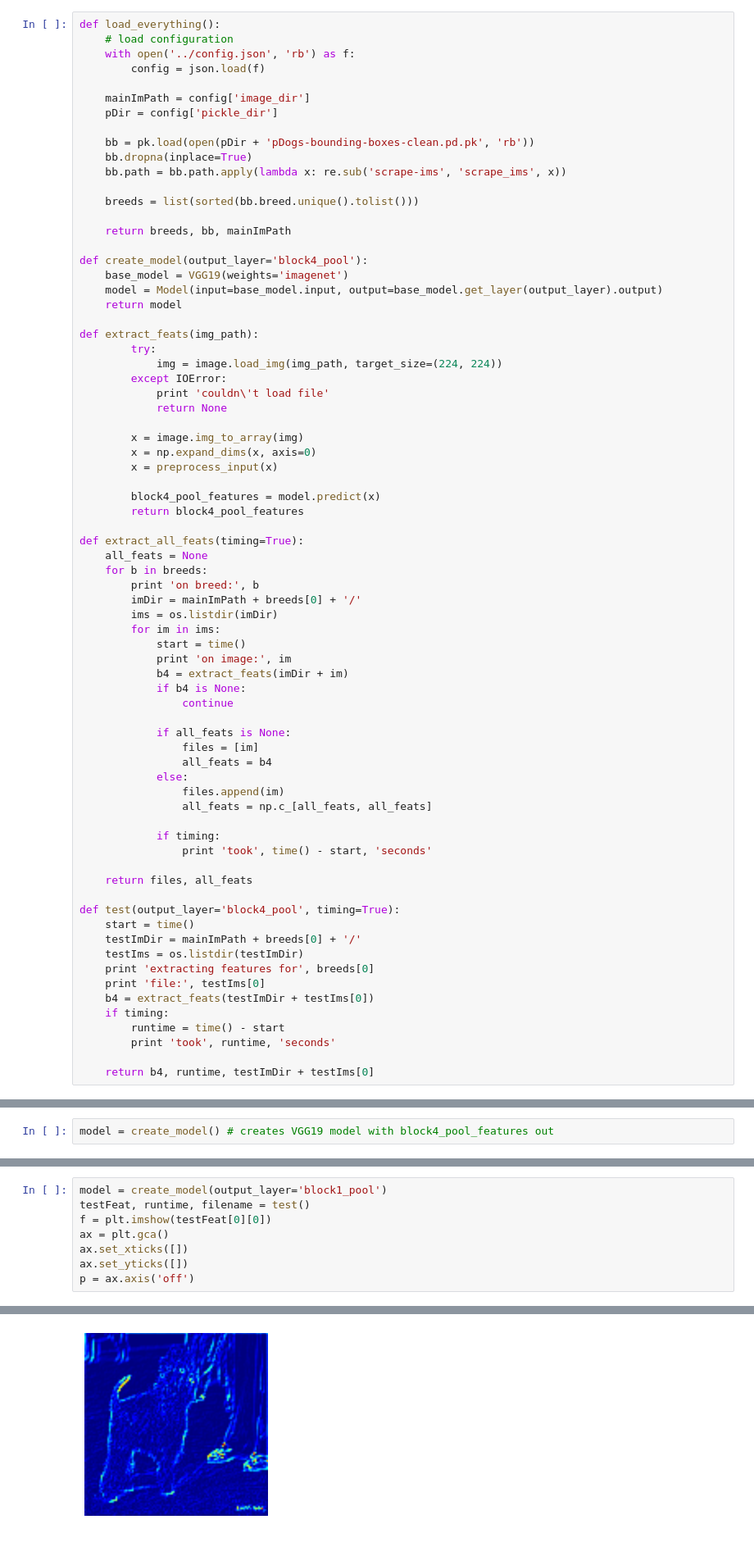
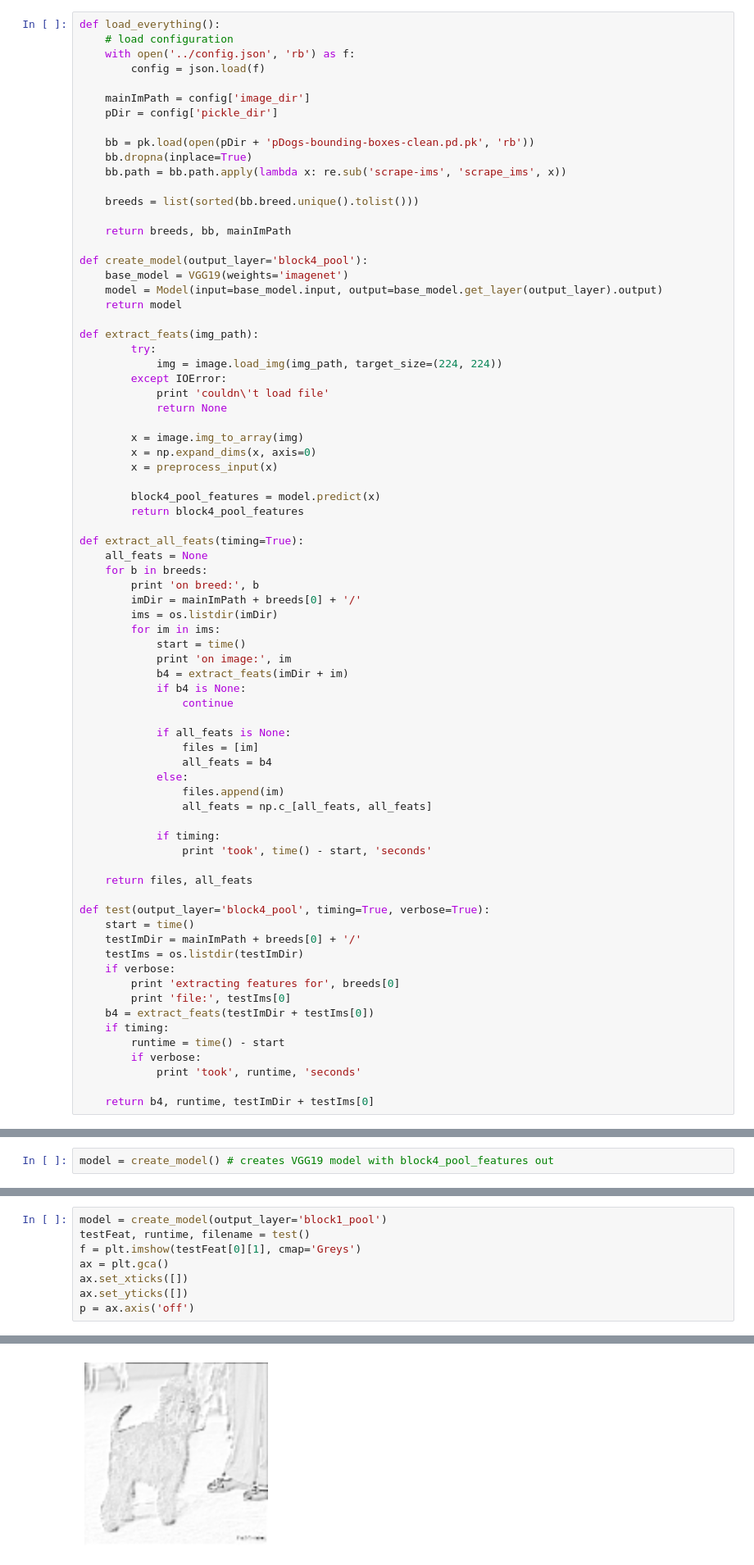
Before and after one commit to nateGeorge/IDmyDog, a Jupyter notebook: neural_nets/Test_different_feature_levels_VGG19.ipynb, the cells around one changed output, grey strips where cells are left out. Shown at 82% size. Cells and saved outputs as stored; diff of their text form.

```diff
--- a/neural_nets/Test different feature levels.ipynb
+++ b/neural_nets/Test_different_feature_levels_VGG19.ipynb
@@ -74,16 +76,18 @@ def extract_all_feats(timing=True):
 
     return files, all_feats
 
-def test(output_layer='block4_pool', timing=True):
+def test(output_layer='block4_pool', timing=True, verbose=True):
     start = time()
     testImDir = mainImPath + breeds[0] + '/'
     testIms = os.listdir(testImDir)
-    print 'extracting features for', breeds[0]
-    print 'file:', testIms[0]
+    if verbose:
+        print 'extracting features for', breeds[0]
+        print 'file:', testIms[0]
     b4 = extract_feats(testImDir + testIms[0])
     if timing:
         runtime = time() - start
-        print 'took', runtime, 'seconds'
+        if verbose:
+            print 'took', runtime, 'seconds'
 
     return b4, runtime, testImDir + testIms[0]
 # %%
@@ -151,7 +213,7 @@ f = plt.imshow(im)
 # %%
 model = create_model(output_layer='block1_pool')
 testFeat, runtime, filename = test()
-f = plt.imshow(testFeat[0][0])
+f = plt.imshow(testFeat[0][1], cmap='Greys')
 ax = plt.gca()
 ax.set_xticks([])
 ax.set_yticks([])
@@ -163 +225 @@ took 0.969126939774 seconds
-[figure, old version]
+[figure, new version]
```
Also changed, not shown: parts of 26 cells of this notebook, 3 other files.
